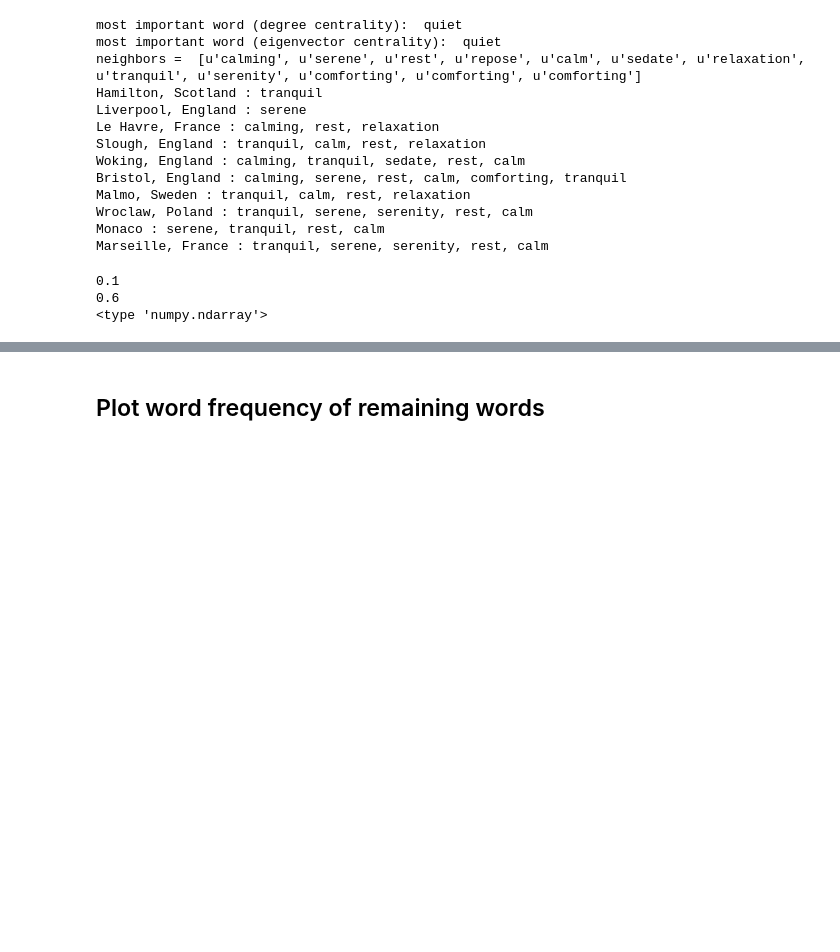
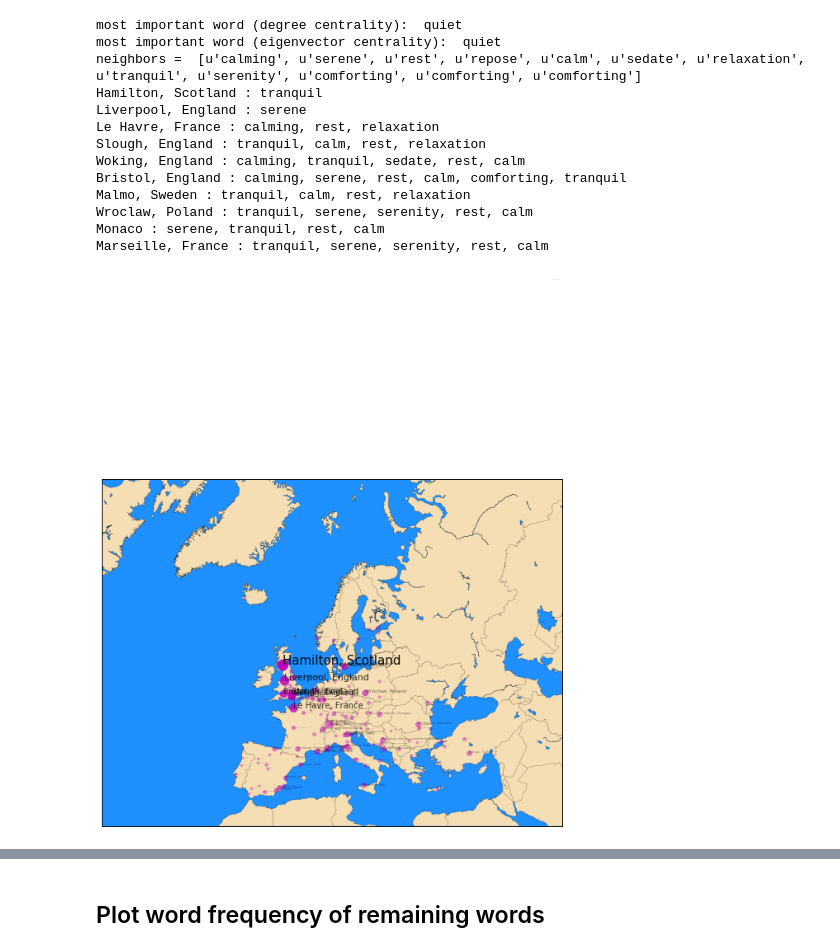
Before and after one commit to SydneyLauren/city-sense, a Jupyter notebook: eda/European Cities Sentiment.ipynb, the cells around one changed output, grey strips where cells are left out. Drawn from its saved outputs; the diff is of its cells as text; code cells hidden in the pictures; blank space fills up the shorter version.

Commit message:
fixed plotting error in cosine similarity plot

```diff
--- a/eda/European Cities Sentiment.ipynb
+++ b/eda/European Cities Sentiment.ipynb
@@ -560,39 +567,42 @@ Wroclaw, Poland : tranquil, serene, serenity, rest, calm
 Monaco : serene, tranquil, rest, calm
 Marseille, France : tranquil, serene, serenity, rest, calm
 # %%
-plt.figure(figsize=(10, 10))
 m = Basemap(projection='stere', lon_0=5, lat_0=90.0, rsphere=6371200., llcrnrlon=-25.0,
             urcrnrlon=90.0, llcrnrlat=26.0, urcrnrlat=50.0, resolution='l')
-colors = ['r', 'g', 'b', 'm', 'c', 'k', 'y']
+
 geolocator = Nominatim()
-sz = 20. * sims / max(sims) + 8
-alp = (sims / max(sims))/2 + 0.1
-print min(alp)
-print max(alp)
-
-print type(sz)
 xpts = []
 ypts = []
+ctlst = []
+sim = []
 for i, city in enumerate(cities):
     location = geolocator.geocode(city, timeout=10)
     if location is not None:
         xpt, ypt = m(location.longitude, location.latitude)
+        sim.append(sims[i])
+        ctlst.append(city)
         xpts.append(xpt)
         ypts.append(ypt)
-plt.scatter(xpts, ypts, s=sz[i], color='g', alpha=alp)
-
-m.drawcoastlines(linewidth=0.2)
-m.drawcountries(linewidth=0.2)
-plt.savefig('city_example.png', bbox_inches='tight')
-m.drawmapboundary(fill_color='#1E90FF')
-# fill continents, set lake color same as ocean color.
-m.fillcontinents(color='#F5DEB3',lake_color='#1E90FF')
-plt.show()
-# s = [20*4**n for n in range(len(x))]
-# %% [output]
-0.1
-0.6
-<type 'numpy.ndarray'>
+# %%
+plt.figure(figsize=(10, 10))
+sim = np.array(sim)
+sz = 20. * sim / max(sim) + 6
+alp = (sim / max(sim))/1.5 + 0.3
+fs = 15 * sim / max(sim)
+
+for i in xrange(len(xpts)):
+    plt.plot(xpts[i], ypts[i], '.', markersize=sz[i], color='m', alpha=alp[i])
+    plt.text(xpts[i], ypts[i], ctlst[i], fontsize=int(fs[i]), alpha=alp[i])
+
+m.drawcoastlines(linewidth=0.2)
+m.drawcountries(linewidth=0.2)
+# plt.savefig('city_example.png', bbox_inches='tight')
+m.drawmapboundary(fill_color='#1E90FF')
+# fill continents, set lake color same as ocean color.
+m.fillcontinents(color='#F5DEB3',lake_color='#1E90FF')
+plt.show()
+# %% [output]
+[figure, added]
 # %%
 synonyms = wn.synsets('relaxing'.lower())
 
```
Also changed, not shown: parts of 7 cells of this notebook.
